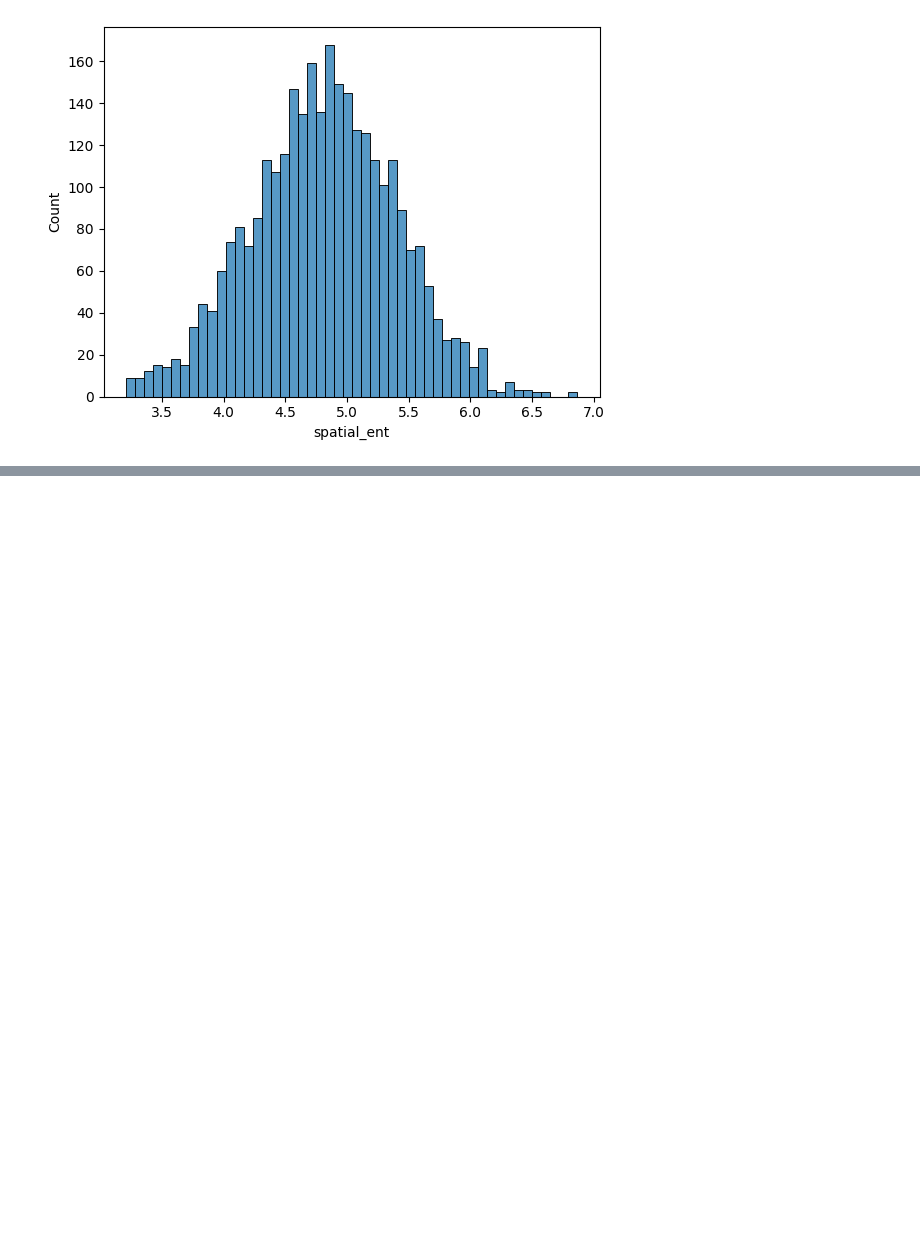
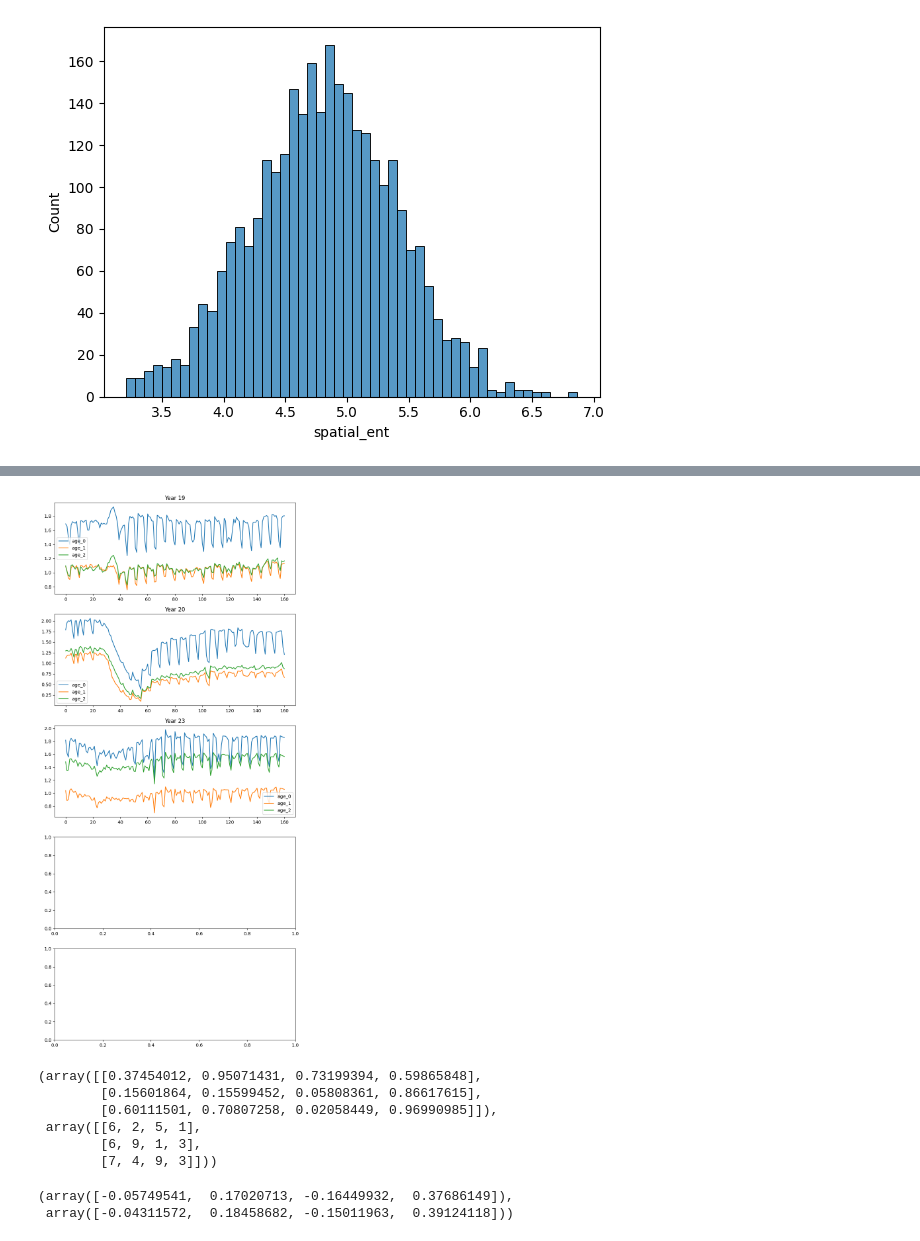
Before and after one commit to HuangNX/Conformity_Casual_Inferance, a Jupyter notebook: data_process_new.ipynb, the cells around one changed output, grey strips where cells are left out. Drawn from its saved outputs; the diff is of its cells as text; code cells hidden in the pictures; blank space fills up the shorter version.

```diff
--- a/data_process_new.ipynb
+++ b/data_process_new.ipynb
@@ -492,0 +754,49 @@ sns.histplot(spatio_ent_sample['spatial_ent'],bins=50)
+# %%
+years = [19, 20, 23]  # 指定的年份列表
+age_levels = range(3)  # 收入等级从0到4
+data = {}  # 用于存储所有数据的字典
+
+# 加载数据到字典
+for year in years:
+    for level in age_levels:
+        variable_name = f"predict_{year}_age_{level}"
+        file_path = f"../data/result_data/results_{year}_age_{level}.h5"
+        results = load_data(file_path)
+        data[variable_name] = np.mean(results['predictions'], axis=0)
+# %%
+fig, axs = plt.subplots(5, 1, figsize=(8, 17))  # 5行3列
+
+# 绘制每一个热图
+for i, year in enumerate(years):
+    ax = axs[i]
+    for j, level in enumerate(age_levels):
+        variable_name = f"predict_{year}_age_{level}"
+        ax.plot(data[variable_name], label=f'age_{j}')
+        ax.title.set_text(f"Year {year}")
+        # ax.set_ylim([-0.7,0.5])
+        ax.legend()
+
+plt.tight_layout()
+plt.show()
+# %% [output]
+[figure, added]
+# %%
+# 设置随机种子以确保结果可复现
+np.random.seed(42)
+
+# 定义参数
+n_week = 3
+n_bin = 4
+
+# 生成随机 ALE 值和样本数量
+ale_values = np.random.rand(n_week, n_bin)
+sample_counts = np.random.randint(1, 10, size=(n_week, n_bin))
+
+ale_values, sample_counts
+# %% [output]
+(array([[0.37454012, 0.95071431, 0.73199394, 0.59865848],
+        [0.15601864, 0.15599452, 0.05808361, 0.86617615],
+        [0.60111501, 0.70807258, 0.02058449, 0.96990985]]),
+ array([[6, 2, 5, 1],
+        [6, 9, 1, 3],
+        [7, 4, 9, 3]]))
@@ -492,0 +823,7 @@ sns.histplot(spatio_ent_sample['spatial_ent'],bins=50)
+# %%
+result_1 = method_1(ale_values, sample_counts)
+result_2 = method_2(ale_values, sample_counts)
+result_1, result_2
+# %% [output]
+(array([-0.05749541,  0.17020713, -0.16449932,  0.37686149]),
+ array([-0.04311572,  0.18458682, -0.15011963,  0.39124118]))
```
Also changed, not shown: parts of 55 cells of this notebook, 17 other files.
